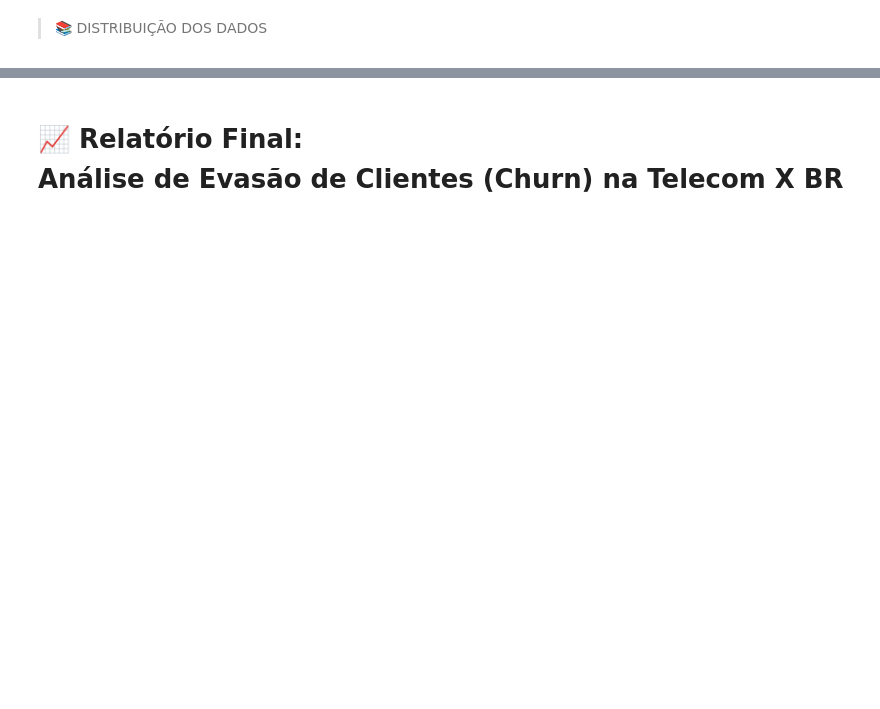
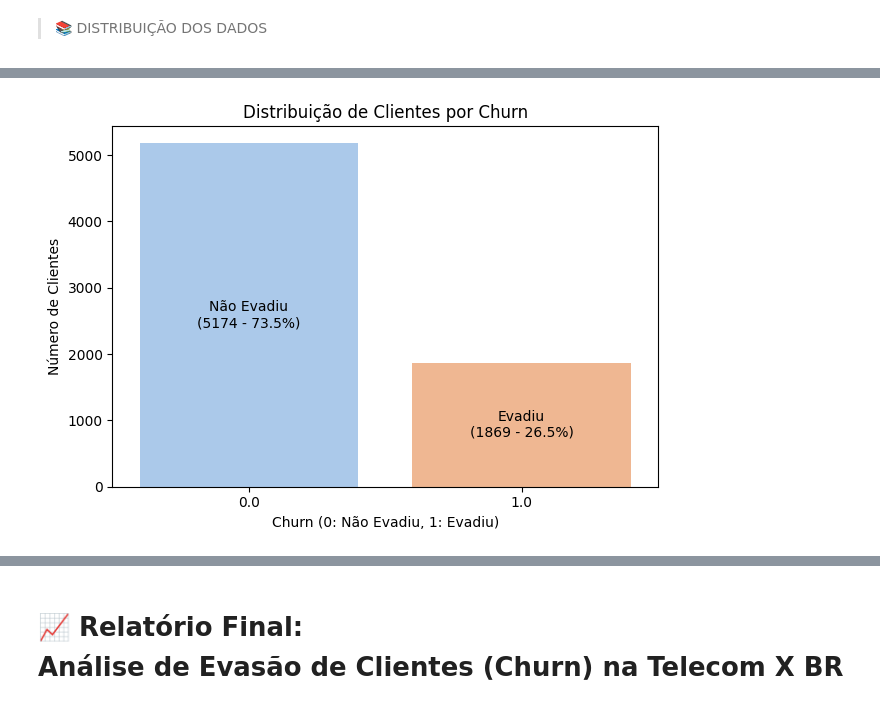
Before and after one commit to JULIANNEBBORGES/CHALLENGE_TELECOM_X_BR-, a Jupyter notebook: CHALLENGE_TELECOM.ipynb, the cells around one changed output, grey strips where cells are left out. Drawn from its saved outputs; the diff is of its cells as text; code cells hidden in the pictures; blank space fills up the shorter version.

```diff
--- a/CHALLENGE_TELECOM.ipynb
+++ b/CHALLENGE_TELECOM.ipynb
@@ -1142,0 +750,83 @@ Esses insights são cruciais para direcionar suas estratégias de retenção, fo
+# %%
+print("📚 Verificando valores únicos em 'Churn' após a padronização.")
+unique_churn_values = final_df['Churn'].unique()
+print()
+print(f"Valores únicos em 'Churn': {unique_churn_values}")
+print()
+
+churn_counts = final_df['Churn'].value_counts(dropna=True)
+print("📚 Value counts for Churn:")
+print(churn_counts)
+print()
+
+print(" 📚 Distribuição de clientes por Churn.")
+print()
+
+final_df['Churn'] = final_df['Churn'].astype(str).replace({'Yes': 1, 'No': 0})
+
+final_df['Churn'] = pd.to_numeric(final_df['Churn'], errors='coerce')
+
+print("\n📚 Verificando valores únicos em 'Churn' após pd.to_numeric(errors='coerce').")
+unique_churn_values_numeric = final_df['Churn'].unique()
+print(f"Valores únicos em 'Churn': {unique_churn_values_numeric}")
+
+churn_counts_numeric = final_df['Churn'].value_counts(dropna=True)
+
+print("\n📚 Value counts for Churn (numeric):")
+print(churn_counts_numeric)
+
+churn_percentages_correct = churn_counts_numeric.apply(lambda x: x / churn_counts_numeric.sum() * 100)
+
+print("\n📚 Calculated percentages for Churn:")
+print(churn_percentages_correct)
+
+df_plot = final_df[final_df['Churn'].isin([0, 1])].copy()
+
+ax = sns.countplot(data=df_plot, x='Churn', hue='Churn', palette='pastel', legend=False)
+
+plt.title('Distribuição de Clientes por Churn')
+plt.xlabel('Churn (0: Não Evadiu, 1: Evadiu)')
+plt.ylabel('Número de Clientes')
+
+
+for i, p in enumerate(ax.patches):
+
+    bar_center_x = p.get_x() + p.get_width() / 2
+
+    churn_value = round(bar_center_x)
+
+
+    if churn_value not in churn_counts_numeric.index:
+
+        print(f"Warning: Unexpected churn_value {churn_value} encountered during annotation. Skipping annotation for this patch.")
+        continue
+
+
+    height = p.get_height()
+
+
+    if churn_value == 0:
+        label_text = 'Não Evadiu'
+    else:
+        label_text = 'Evadiu'
+
+
+    count = churn_counts_numeric.get(churn_value, 0)
+    percentage = churn_percentages_correct.get(churn_value, 0.0)
+
+    text_to_display = f'{label_text}\n({count} - {percentage:.1f}%)'
+
+
+    ax.annotate(text_to_display,
+                xy=(bar_center_x, height / 2),
+                xytext=(0, 0),
+                textcoords="offset points",
+                ha='center', va='center',
+                fontsize=10,
+                color='black')
+
+
+plt.tight_layout(rect=[0, 0, 1, 0.95])
+
+plt.show()
+# %% [output]
@@ -1142,0 +850 @@ Esses insights são cruciais para direcionar suas estratégias de retenção, fo
+[figure, added]
```
Also changed, not shown: parts of 84 cells of this notebook.
